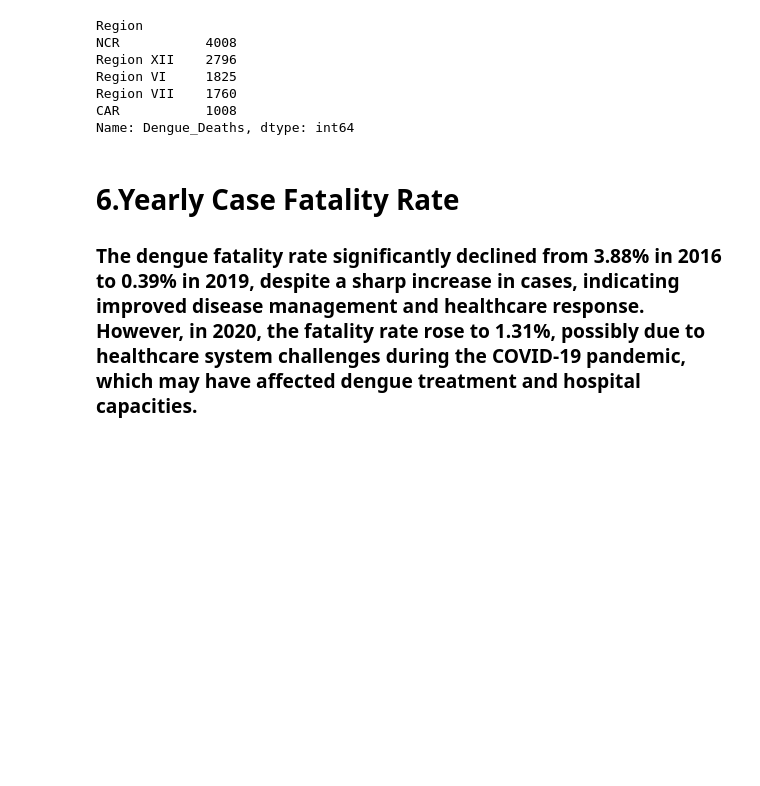
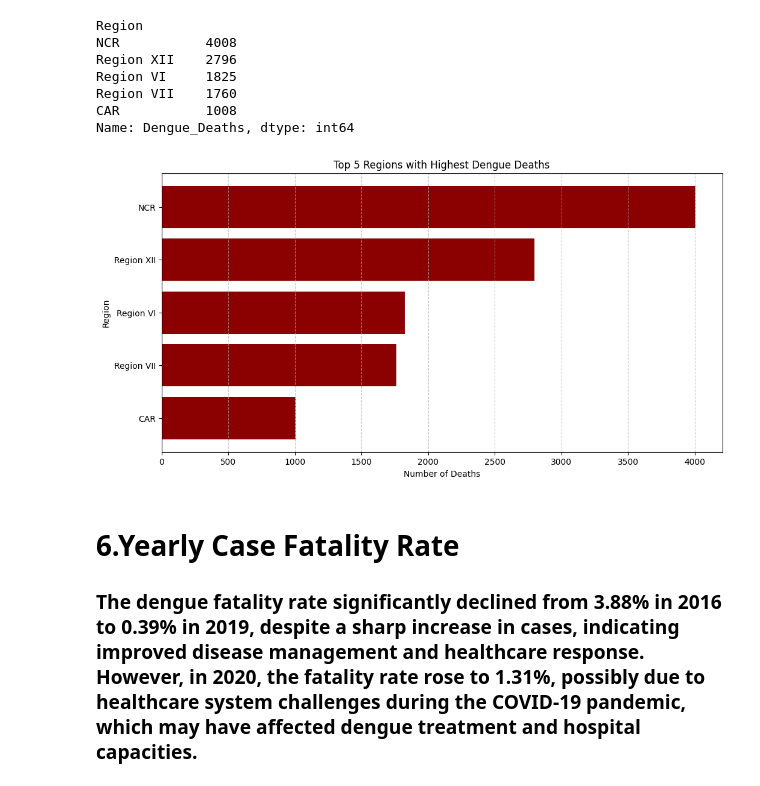
Before and after one commit to Sophiax20/ITD_DATA_MINING_ACT3, a Jupyter notebook: Activity6.ipynb, the cells around one changed output. Cells and saved outputs as stored; diff of their text form; code cells hidden in the pictures; blank space fills up the shorter version.

```diff
--- a/Activity6.ipynb
+++ b/Activity6.ipynb
@@ -189,6 +245,23 @@ Region VI     1825
 Region VII    1760
 CAR           1008
 Name: Dengue_Deaths, dtype: int64
+# %%
+regions = [
+    "NCR", "Region XII", "Region VI", "Region VII", "CAR"
+]
+deaths = [4008, 2796, 1825, 1760, 1008]
+
+
+plt.figure(figsize=(12,6))
+plt.barh(regions, deaths, color='darkred')
+plt.xlabel("Number of Deaths")
+plt.ylabel("Region")
+plt.title("Top 5 Regions with Highest Dengue Deaths")
+plt.gca().invert_yaxis()
+plt.grid(axis='x', linestyle='--', alpha=0.7)
+plt.show()
+# %% [output]
+[figure, added]
 # %% [markdown]
 <h1>6.Yearly Case Fatality Rate</h1>
 <h3>The dengue fatality rate significantly declined from 3.88% in 2016 to 0.39% in 2019, despite a sharp increase in cases, indicating improved disease management and healthcare response. However, in 2020, the fatality rate rose to 1.31%, possibly due to healthcare system challenges during the COVID-19 pandemic, which may have affected dengue treatment and hospital capacities.</h3>
```
Also changed, not shown: parts of 18 cells of this notebook.
